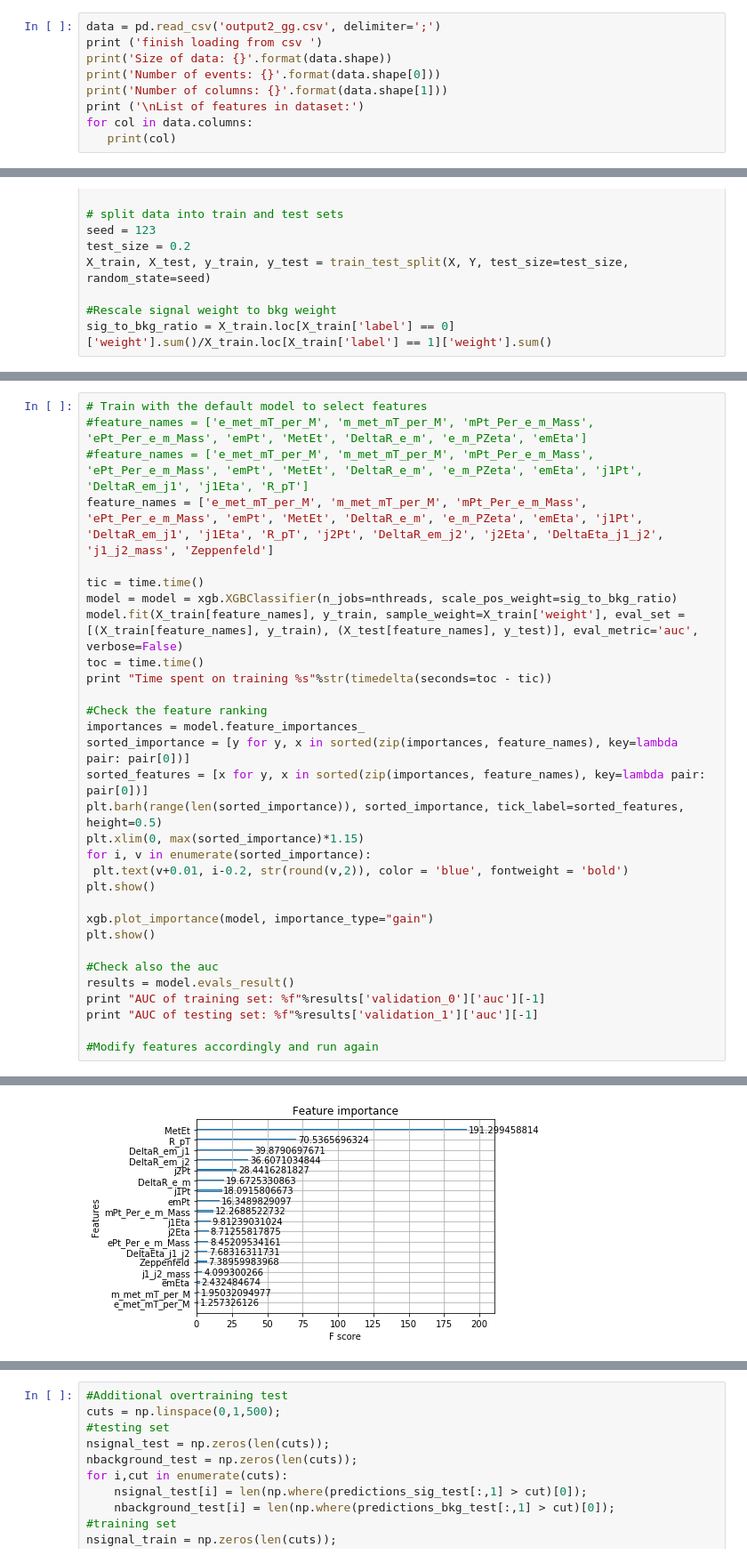
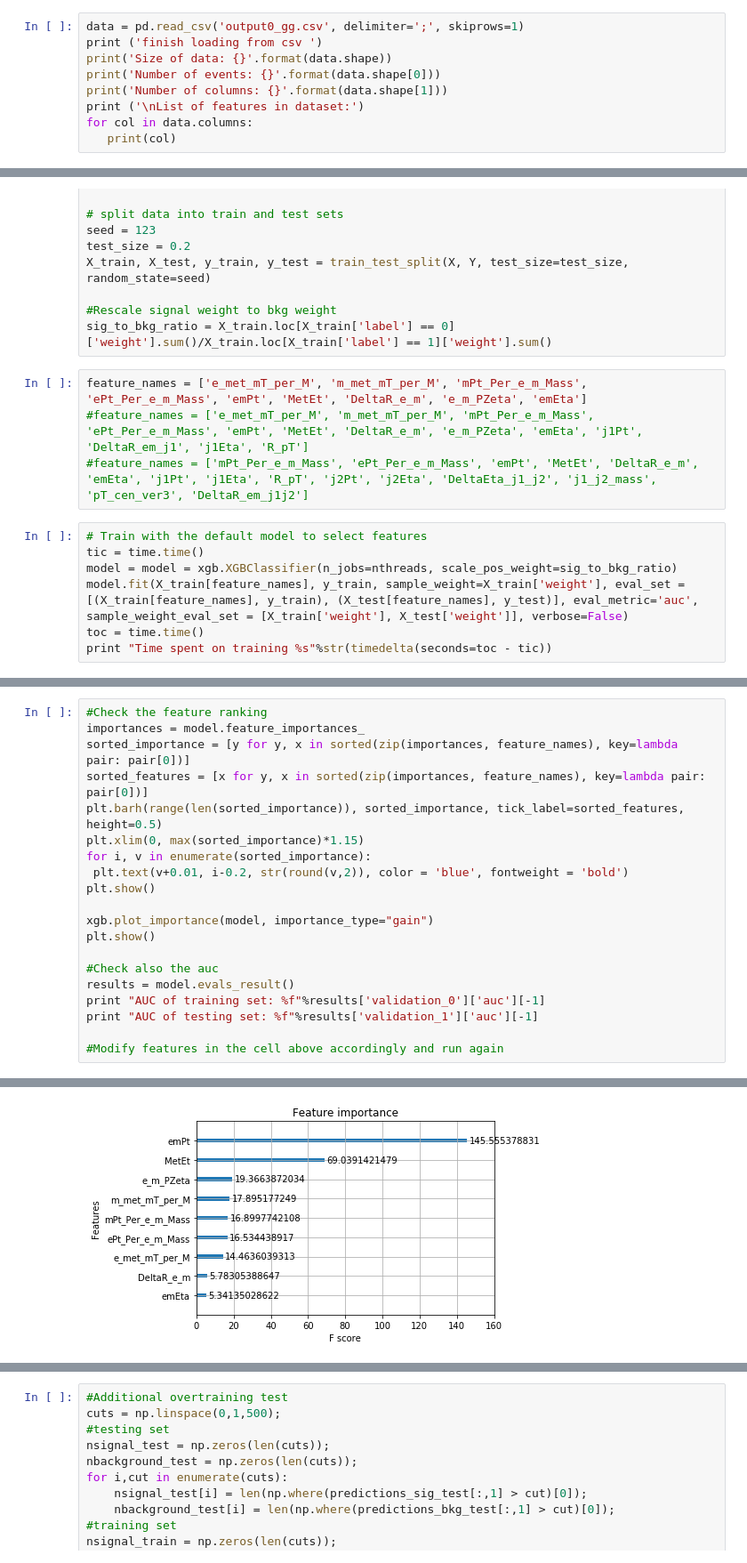
Before and after one commit to kawaho/XGBoost-for-HtoEMu, a Jupyter notebook: training.ipynb, the cells around one changed output, grey strips where cells are left out. Shown: that part at 89% size. Cells and saved outputs as stored; diff of their text form.

```diff
--- a/training.ipynb
+++ b/training.ipynb
@@ -13,7 +16,7 @@ from datetime import timedelta
 #Get total no of avaliable threads
 nthreads = multiprocessing.cpu_count()
 # %%
-data = pd.read_csv('output2_gg.csv', delimiter=';')
+data = pd.read_csv('output0_gg.csv', delimiter=';', skiprows=1)
 print ('finish loading from csv ')
 print('Size of data: {}'.format(data.shape))
 print('Number of events: {}'.format(data.shape[0]))
@@ -53,3 +56,14 @@ X_train, X_test, y_train, y_test = train_test_split(X, Y, test_size=test_size, r
 
 #Rescale signal weight to bkg weight
 sig_to_bkg_ratio = X_train.loc[X_train['label'] == 0]['weight'].sum()/X_train.loc[X_train['label'] == 1]['weight'].sum()
+# %%
+feature_names = ['e_met_mT_per_M', 'm_met_mT_per_M', 'mPt_Per_e_m_Mass', 'ePt_Per_e_m_Mass', 'emPt', 'MetEt', 'DeltaR_e_m', 'e_m_PZeta', 'emEta']
+#feature_names = ['e_met_mT_per_M', 'm_met_mT_per_M', 'mPt_Per_e_m_Mass', 'ePt_Per_e_m_Mass', 'emPt', 'MetEt', 'DeltaR_e_m', 'e_m_PZeta', 'emEta', 'j1Pt', 'DeltaR_em_j1', 'j1Eta', 'R_pT']
+#feature_names = ['mPt_Per_e_m_Mass', 'ePt_Per_e_m_Mass', 'emPt', 'MetEt', 'DeltaR_e_m', 'emEta', 'j1Pt', 'j1Eta', 'R_pT', 'j2Pt', 'j2Eta', 'DeltaEta_j1_j2', 'j1_j2_mass', 'pT_cen_ver3', 'DeltaR_em_j1j2']
+# %%
+# Train with the default model to select features
+tic = time.time()
+model = model = xgb.XGBClassifier(n_jobs=nthreads, scale_pos_weight=sig_to_bkg_ratio)
+model.fit(X_train[feature_names], y_train, sample_weight=X_train['weight'], eval_set = [(X_train[feature_names], y_train), (X_test[feature_names], y_test)], eval_metric='auc', sample_weight_eval_set = [X_train['weight'], X_test['weight']], verbose=False)
+toc = time.time()
+print "Time spent on training %s"%str(timedelta(seconds=toc - tic))
@@ -56,15 +72,4 @@ sig_to_bkg_ratio = X_train.loc[X_train['label'] == 0]['weight'].sum()/X_train.lo
 # %%
-# Train with the default model to select features
-#feature_names = ['e_met_mT_per_M', 'm_met_mT_per_M', 'mPt_Per_e_m_Mass', 'ePt_Per_e_m_Mass', 'emPt', 'MetEt', 'DeltaR_e_m', 'e_m_PZeta', 'emEta']
-#feature_names = ['e_met_mT_per_M', 'm_met_mT_per_M', 'mPt_Per_e_m_Mass', 'ePt_Per_e_m_Mass', 'emPt', 'MetEt', 'DeltaR_e_m', 'e_m_PZeta', 'emEta', 'j1Pt', 'DeltaR_em_j1', 'j1Eta', 'R_pT']
-feature_names = ['e_met_mT_per_M', 'm_met_mT_per_M', 'mPt_Per_e_m_Mass', 'ePt_Per_e_m_Mass', 'emPt', 'MetEt', 'DeltaR_e_m', 'e_m_PZeta', 'emEta', 'j1Pt', 'DeltaR_em_j1', 'j1Eta', 'R_pT', 'j2Pt', 'DeltaR_em_j2', 'j2Eta', 'DeltaEta_j1_j2', 'j1_j2_mass', 'Zeppenfeld']
-
-tic = time.time()
-model = model = xgb.XGBClassifier(n_jobs=nthreads, scale_pos_weight=sig_to_bkg_ratio)
-model.fit(X_train[feature_names], y_train, sample_weight=X_train['weight'], eval_set = [(X_train[feature_names], y_train), (X_test[feature_names], y_test)], eval_metric='auc', verbose=False)
-toc = time.time()
-print "Time spent on training %s"%str(timedelta(seconds=toc - tic))
-
 #Check the feature ranking
 importances = model.feature_importances_
 sorted_importance = [y for y, x in sorted(zip(importances, feature_names), key=lambda pair: pair[0])]
@@ -83,5 +88,5 @@ results = model.evals_result()
 print "AUC of training set: %f"%results['validation_0']['auc'][-1]
 print "AUC of testing set: %f"%results['validation_1']['auc'][-1]
 
-#Modify features accordingly and run again
+#Modify features in the cell above accordingly and run again
 # %% [output]
@@ -90 +94 @@ Time spent on training 0:00:33.566843
-[figure, old version]
+[figure, new version]
```
Also changed, not shown: parts of 10 cells of this notebook, 1 other file.
